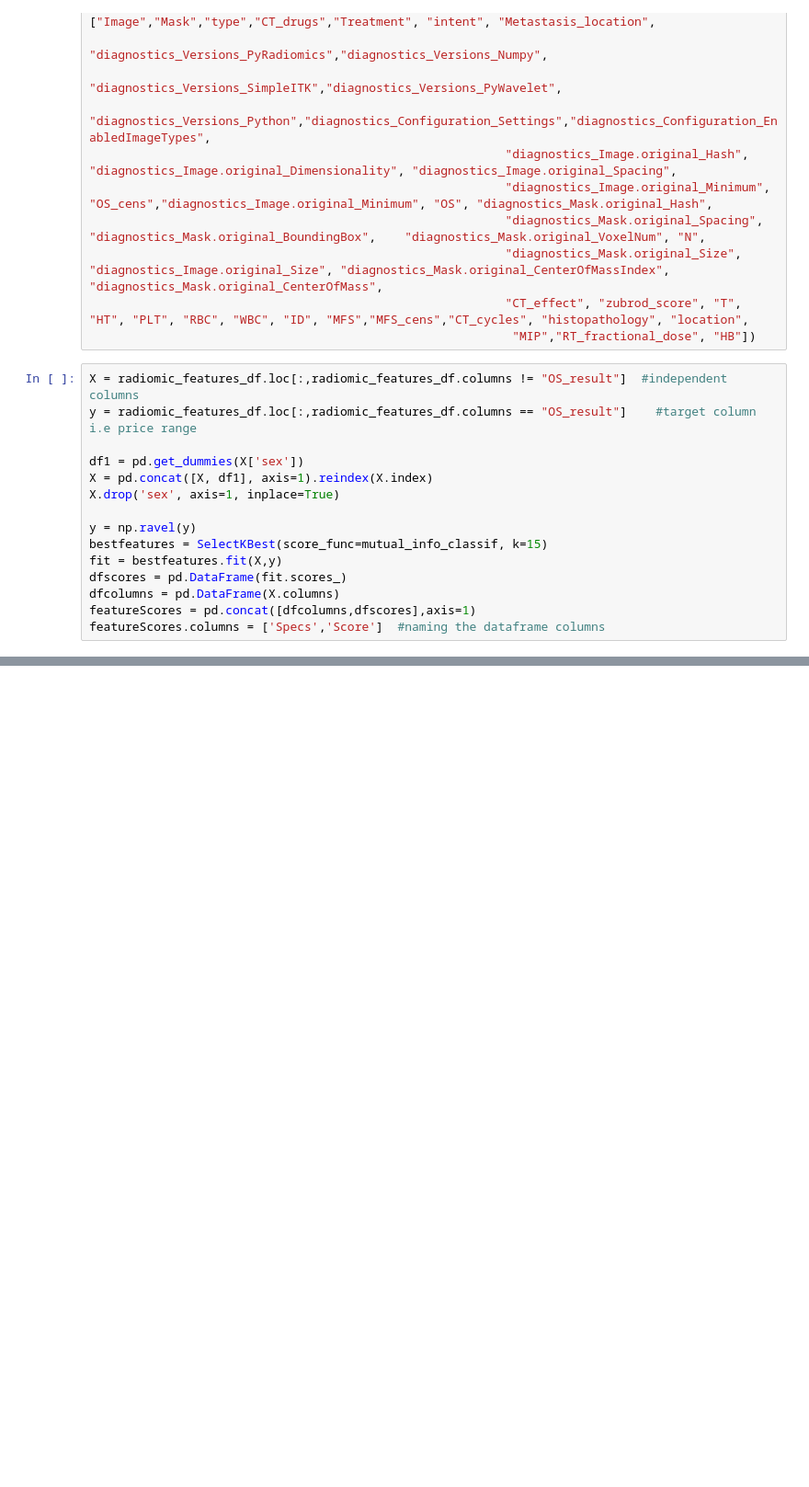
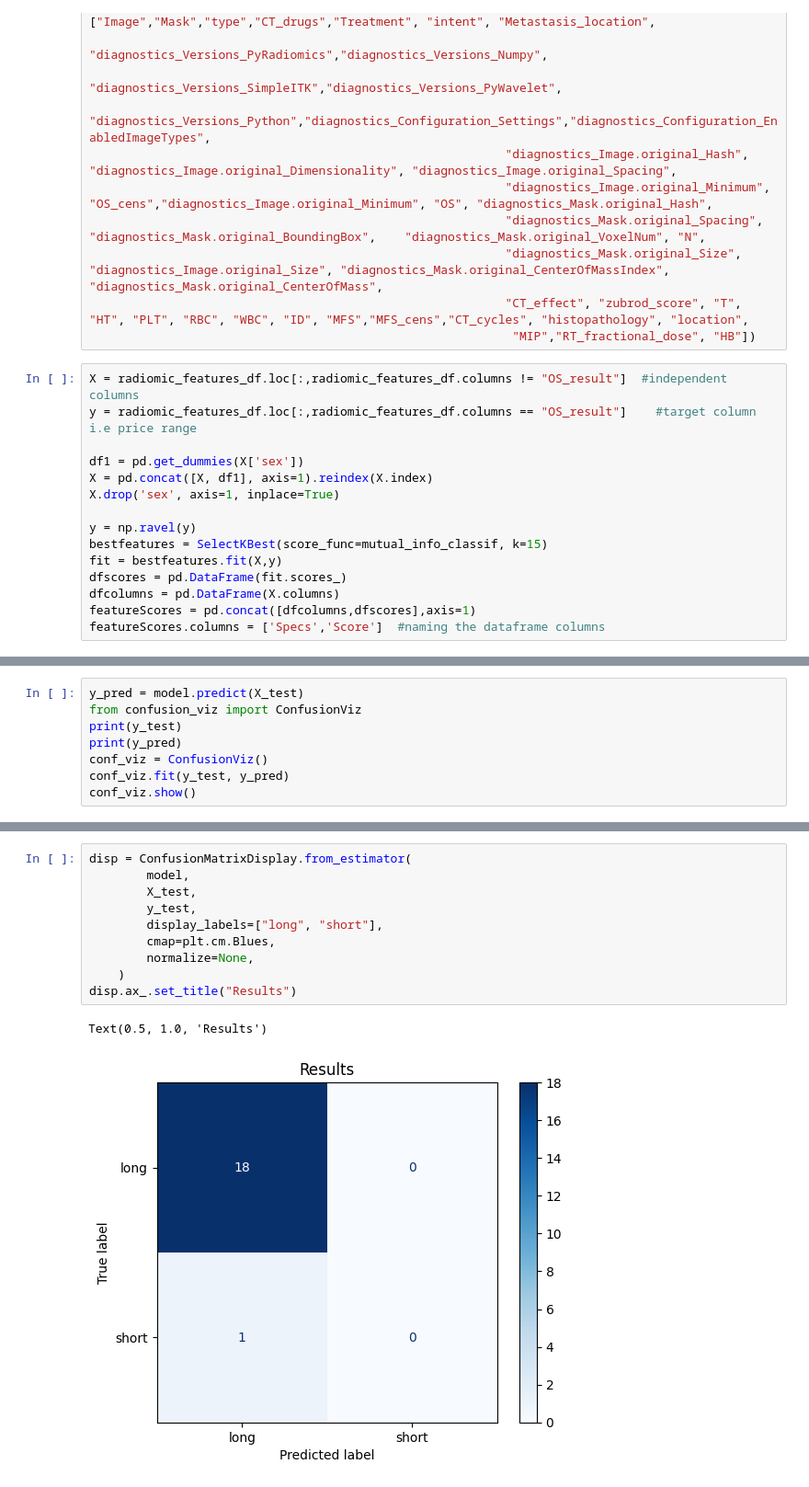
Before and after one commit to CVAPR-sek-7/CVaPR_proj, a Jupyter notebook: LogisticRegression.ipynb, the cells around one changed output, grey strips where cells are left out. Shown at 92% size. Drawn from its saved outputs; the diff is of its cells as text; blank space fills up the shorter version.

```diff
--- a/LogisticRegression.ipynb
+++ b/LogisticRegression.ipynb
@@ -86,0 +208,8 @@ print(model.score(X_test,y_test))
+# %%
+y_pred = model.predict(X_test)
+from confusion_viz import ConfusionViz
+print(y_test)
+print(y_pred)
+conf_viz = ConfusionViz()
+conf_viz.fit(y_test, y_pred)
+conf_viz.show()
@@ -86,0 +223,13 @@ print(model.score(X_test,y_test))
+# %%
+disp = ConfusionMatrixDisplay.from_estimator(
+        model,
+        X_test,
+        y_test,
+        display_labels=["long", "short"],
+        cmap=plt.cm.Blues,
+        normalize=None,
+    )
+disp.ax_.set_title("Results")
+# %% [output]
+Text(0.5, 1.0, 'Results')
+[figure, added]
```
Also changed, not shown: parts of 7 cells of this notebook.
